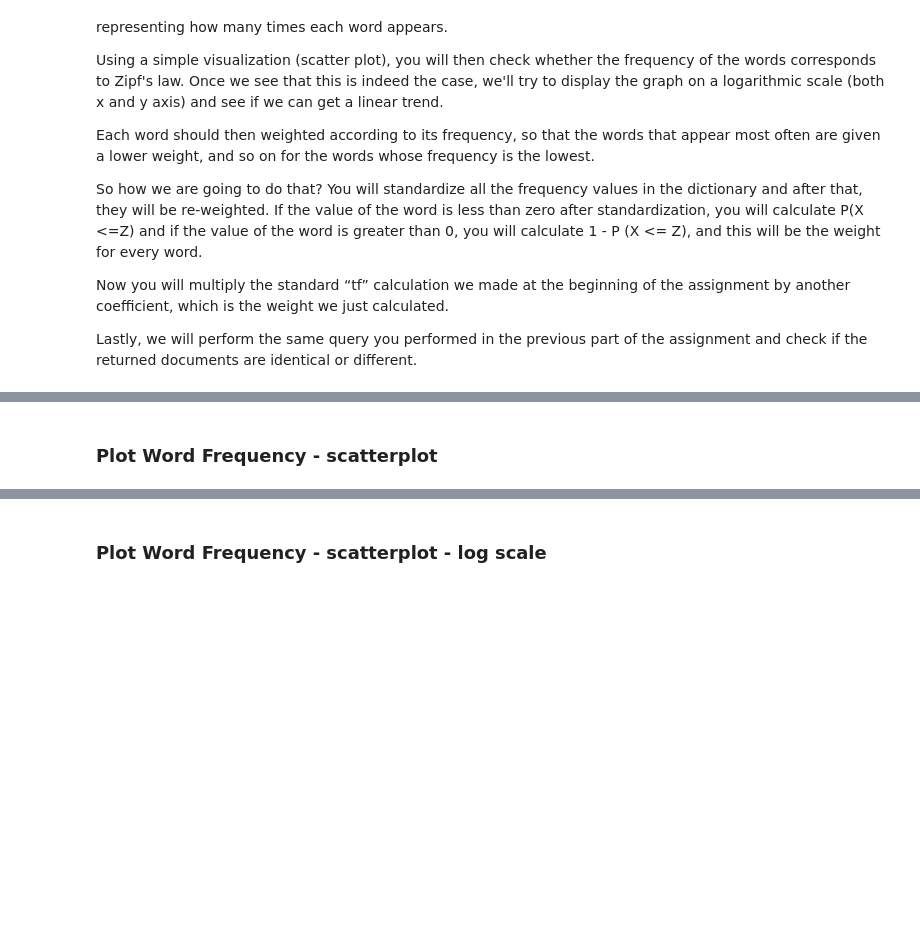
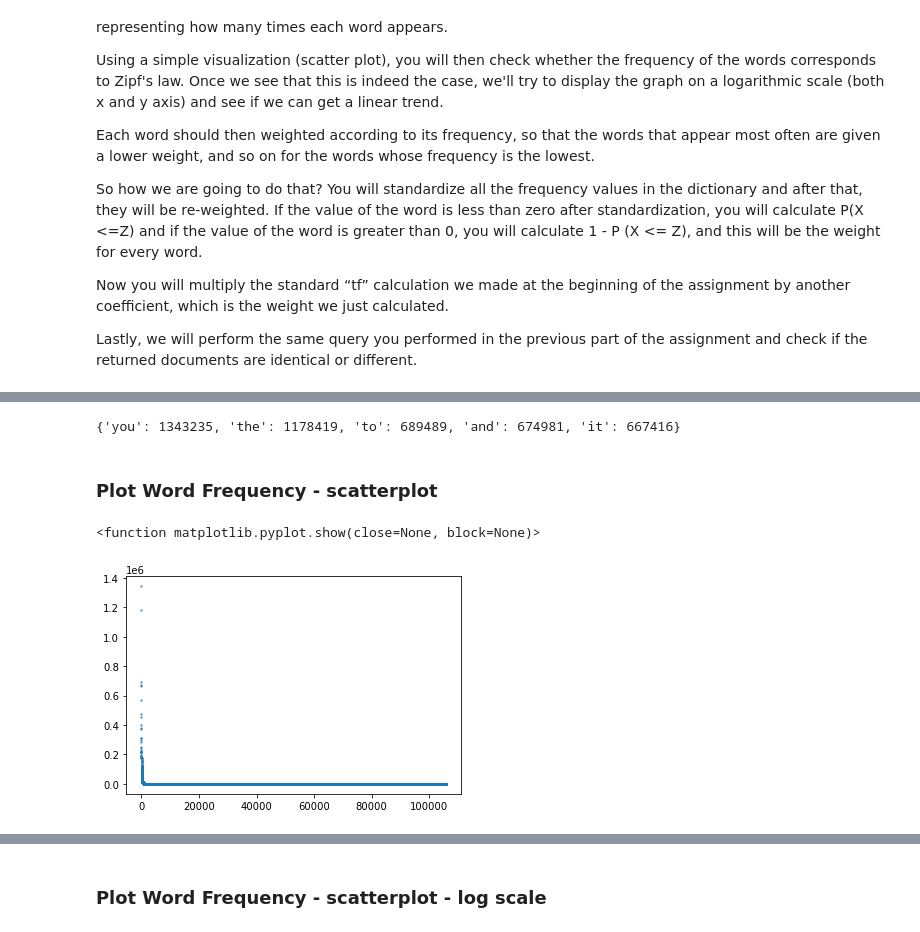
Before and after one commit to omeryefet/Data-Retrieval-Recommendation-System, a Jupyter notebook: HW1.ipynb, the cells around one changed output, grey strips where cells are left out. Cells and saved outputs as stored; diff of their text form; code cells hidden in the pictures; blank space fills up the shorter version.

```diff
--- a/HW1.ipynb
+++ b/HW1.ipynb
@@ -523,14 +517,21 @@ def find_k_most_frequant_words(k : int, totalFrequency: Dict[str,int]) -> Dict[s
     return top_k_frequant_words
 
 top_5_frequant_words = find_k_most_frequant_words(5, totalFrequency)
+# %%
+print(top_5_frequant_words)
+# %% [output]
+{'you': 1343235, 'the': 1178419, 'to': 689489, 'and': 674981, 'it': 667416}
 # %% [markdown]
 ### Plot Word Frequency - scatterplot
 # %%
 word_id = range(1, len(totalFrequency)+1)
-frequency_values = sorted(totalFrequency.values())
+frequency_values = sorted(totalFrequency.values(), reverse=True)
 
 plt.scatter(word_id, frequency_values, s=2, alpha=0.6)
 plt.show
+# %% [output]
+<function matplotlib.pyplot.show(close=None, block=None)>
+[figure, added]
 # %%
 #Does the plot follow Zips' law?
 
```
Also changed, not shown: parts of 16 cells of this notebook.
